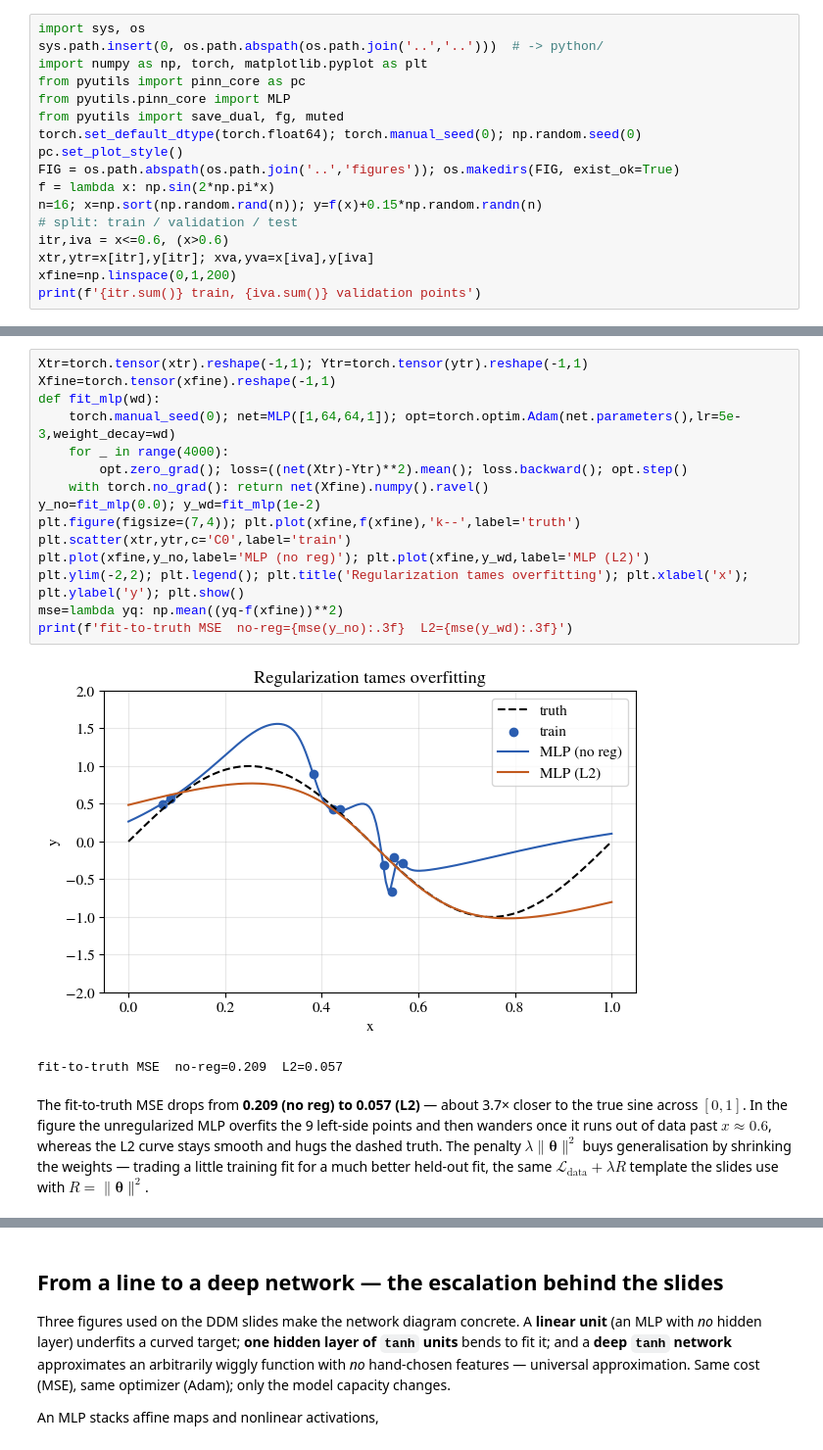
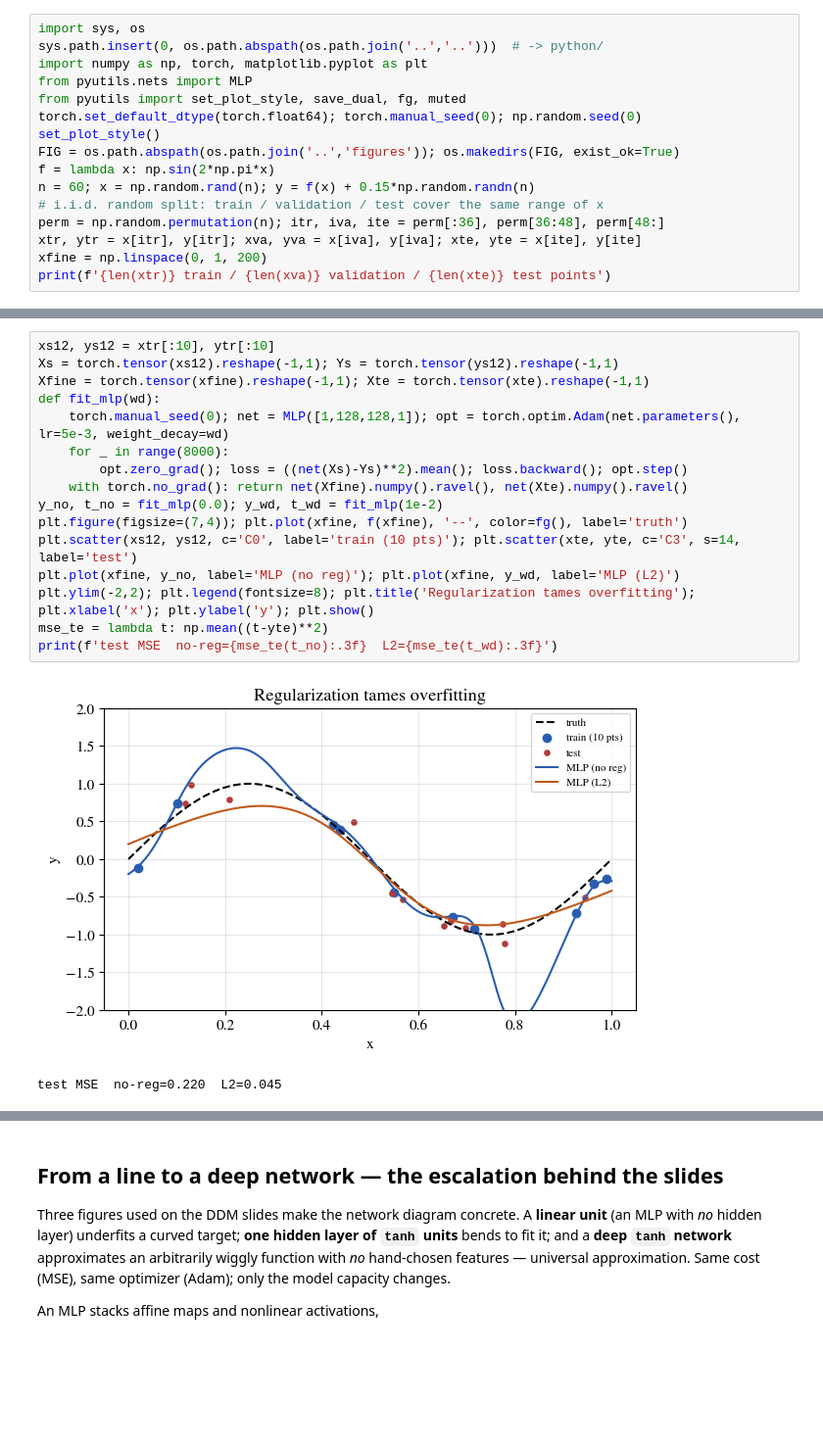
Before and after one commit to adil-rasheed/TTK29-2026, a Jupyter notebook: python/02-data-driven-modeling/notebooks/ddm_regression_basics.ipynb, the cells around one changed output, grey strips where cells are left out. Shown at 98% size. Cells and saved outputs as stored; diff of their text form; blank space fills up the shorter version.

```diff
--- a/python/02-data-driven-modeling/notebooks/ddm_regression_basics.ipynb
+++ b/python/02-data-driven-modeling/notebooks/ddm_regression_basics.ipynb
@@ -12,17 +12,16 @@ sampled at $n=16$ random points and corrupted with Gaussian noise, $y_i = f(x_i)
 import sys, os
 sys.path.insert(0, os.path.abspath(os.path.join('..','..')))  # -> python/
 import numpy as np, torch, matplotlib.pyplot as plt
-from pyutils import pinn_core as pc
-from pyutils.pinn_core import MLP
-from pyutils import save_dual, fg, muted
+from pyutils.nets import MLP
+from pyutils import set_plot_style, save_dual, fg, muted
 torch.set_default_dtype(torch.float64); torch.manual_seed(0); np.random.seed(0)
-pc.set_plot_style()
+set_plot_style()
 FIG = os.path.abspath(os.path.join('..','figures')); os.makedirs(FIG, exist_ok=True)
 f = lambda x: np.sin(2*np.pi*x)
-n=16; x=np.sort(np.random.rand(n)); y=f(x)+0.15*np.random.randn(n)
-# split: train / validation / test
-itr,iva = x<=0.6, (x>0.6)
-xtr,ytr=x[itr],y[itr]; xva,yva=x[iva],y[iva]
-xfine=np.linspace(0,1,200)
-print(f'{itr.sum()} train, {iva.sum()} validation points')
+n = 60; x = np.random.rand(n); y = f(x) + 0.15*np.random.randn(n)
+# i.i.d. random split: train / validation / test cover the same range of x
+perm = np.random.permutation(n); itr, iva, ite = perm[:36], perm[36:48], perm[48:]
+xtr, ytr = x[itr], y[itr]; xva, yva = x[iva], y[iva]; xte, yte = x[ite], y[ite]
+xfine = np.linspace(0, 1, 200)
+print(f'{len(xtr)} train / {len(xva)} validation / {len(xte)} test points')
 # %% [output]
@@ -65,20 +103,19 @@ supplied here through Adam's `weight_decay`. The cell fits twice — $\lambda=0$
 # %%
-Xtr=torch.tensor(xtr).reshape(-1,1); Ytr=torch.tensor(ytr).reshape(-1,1)
-Xfine=torch.tensor(xfine).reshape(-1,1)
+xs12, ys12 = xtr[:10], ytr[:10]
+Xs = torch.tensor(xs12).reshape(-1,1); Ys = torch.tensor(ys12).reshape(-1,1)
+Xfine = torch.tensor(xfine).reshape(-1,1); Xte = torch.tensor(xte).reshape(-1,1)
 def fit_mlp(wd):
-    torch.manual_seed(0); net=MLP([1,64,64,1]); opt=torch.optim.Adam(net.parameters(),lr=5e-3,weight_decay=wd)
-    for _ in range(4000):
-        opt.zero_grad(); loss=((net(Xtr)-Ytr)**2).mean(); loss.backward(); opt.step()
-    with torch.no_grad(): return net(Xfine).numpy().ravel()
-y_no=fit_mlp(0.0); y_wd=fit_mlp(1e-2)
-plt.figure(figsize=(7,4)); plt.plot(xfine,f(xfine),'k--',label='truth')
-plt.scatter(xtr,ytr,c='C0',label='train')
-plt.plot(xfine,y_no,label='MLP (no reg)'); plt.plot(xfine,y_wd,label='MLP (L2)')
-plt.ylim(-2,2); plt.legend(); plt.title('Regularization tames overfitting'); plt.xlabel('x'); plt.ylabel('y'); plt.show()
-mse=lambda yq: np.mean((yq-f(xfine))**2)
-print(f'fit-to-truth MSE  no-reg={mse(y_no):.3f}  L2={mse(y_wd):.3f}')
+    torch.manual_seed(0); net = MLP([1,128,128,1]); opt = torch.optim.Adam(net.parameters(), lr=5e-3, weight_decay=wd)
+    for _ in range(8000):
+        opt.zero_grad(); loss = ((net(Xs)-Ys)**2).mean(); loss.backward(); opt.step()
+    with torch.no_grad(): return net(Xfine).numpy().ravel(), net(Xte).numpy().ravel()
+y_no, t_no = fit_mlp(0.0); y_wd, t_wd = fit_mlp(1e-2)
+plt.figure(figsize=(7,4)); plt.plot(xfine, f(xfine), '--', color=fg(), label='truth')
+plt.scatter(xs12, ys12, c='C0', label='train (10 pts)'); plt.scatter(xte, yte, c='C3', s=14, label='test')
+plt.plot(xfine, y_no, label='MLP (no reg)'); plt.plot(xfine, y_wd, label='MLP (L2)')
+plt.ylim(-2,2); plt.legend(fontsize=8); plt.title('Regularization tames overfitting'); plt.xlabel('x'); plt.ylabel('y'); plt.show()
+mse_te = lambda t: np.mean((t-yte)**2)
+print(f'test MSE  no-reg={mse_te(t_no):.3f}  L2={mse_te(t_wd):.3f}')
 # %% [output]
-[figure, old version]
+[figure, new version]
-fit-to-truth MSE  no-reg=0.209  L2=0.057
+test MSE  no-reg=0.220  L2=0.045
-# %% [markdown]
-The fit-to-truth MSE drops from **0.209 (no reg) to 0.057 (L2)** — about 3.7× closer to the true sine across $[0,1]$. In the figure the unregularized MLP overfits the 9 left-side points and then wanders once it runs out of data past $x\approx0.6$, whereas the L2 curve stays smooth and hugs the dashed truth. The penalty $\lambda\lVert\boldsymbol\theta\rVert^2$ buys generalisation by shrinking the weights — trading a little training fit for a much better held-out fit, the same $\mathcal L_{\mathrm{data}}+\lambda R$ template the slides use with $R=\lVert\boldsymbol\theta\rVert^2$.
```
Also changed, not shown: parts of 22 cells of this notebook, 10 other files.
